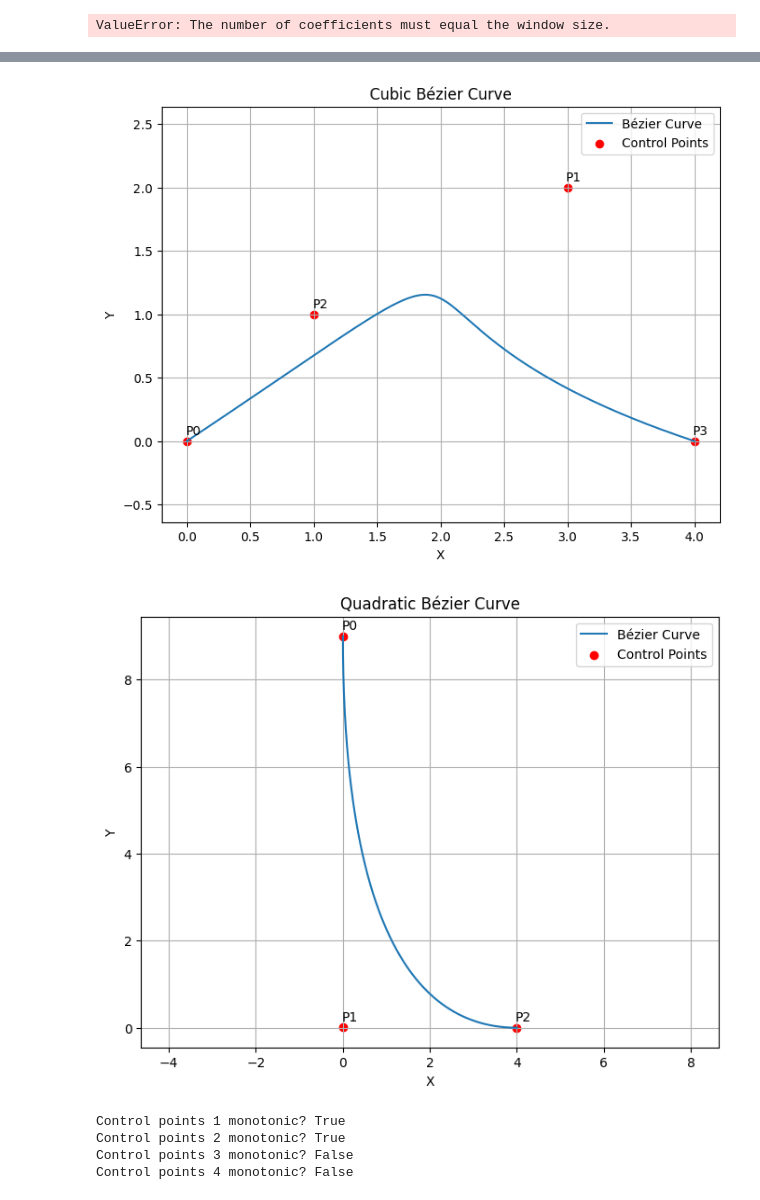
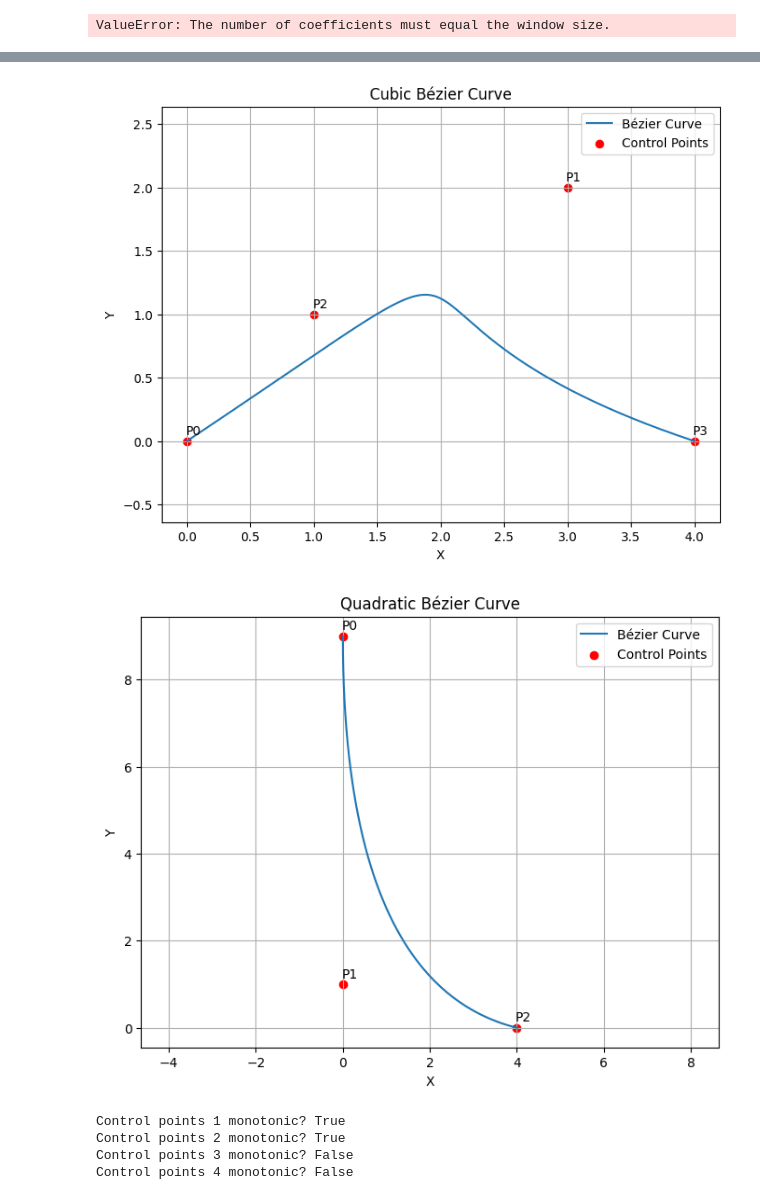
Before and after one commit to okuhlemadondo/Formulaic-Alpha-Search, a Jupyter notebook: transform-implementations.ipynb, the cells around one changed output, grey strips where cells are left out. Drawn from its saved outputs; the diff is of its cells as text; code cells hidden in the pictures.

```diff
--- a/transform-implementations.ipynb
+++ b/transform-implementations.ipynb
@@ -363,7 +239,0 @@ print(len(permutations))  # Output: [(1, 2, 3), (1, 3, 2), (2, 1, 3), (2, 3, 1),
-# %%
-polys = []
-
-for i in permutations:
-    poly = polynomial_constructor(list(i), 50, normalize=True)
-    polys.append(poly)
-    plt.plot(poly)
@@ -566,24 +239,0 @@ plt.show()
-# %%
-import bezier
-import numpy as np
-
-# Example: Creating a Cubic Bézier Curve
-nodes = np.asfortranarray([
-    [0.0, 1.0, 2.0, 3.0],  # x-coordinates of control points
-    [0.0, 3.0, 2.0, 0.0],   # y-coordinates of control points
-])
-curve = bezier.Curve(nodes, degree=3)
-
-# Evaluate the curve at a parameter value (t between 0 and 1)
-s = 0.5
-point = curve.evaluate(s)
-print(f"Point at s={s}: {point}")
-
-# Plot the curve (requires matplotlib)
-import matplotlib.pyplot as plt
-
-curve.plot(num_pts=256)
-plt.title("Bézier Curve")
-plt.xlabel("x")
-plt.ylabel("y")
-plt.show()
@@ -672,36 +318,36 @@ if __name__ == '__main__':
     plt.axis('equal')  # Ensure x and y axes have the same scale
     plt.show()
 
     #Quadratic bezier curve
 
     control_points_quadratic = [
         (0, 9),
-        (0.01, 0.01),
+        (0, 1),
         (4, 0)
     ]
 
-    curve_points_quadratic = bezier_curve(control_points_quadratic, num_points=200)
+    curve_points_quadratic = bezier_curve(control_points_quadratic, num_points=1000)
 
     # Plotting
     plt.figure(figsize=(8, 6))
     plt.plot(curve_points_quadratic[:, 0], curve_points_quadratic[:, 1], label='Bézier Curve')
     plt.scatter([p[0] for p in control_points_quadratic], [p[1] for p in control_points_quadratic],
                 color='red', marker='o', label='Control Points')
 
     # Add labels to control points
     for i, point in enumerate(control_points_quadratic):
         plt.annotate(f'P{i}', point, textcoords="offset points", xytext=(5,5), ha='center')
 
     plt.title('Quadratic Bézier Curve')
     plt.xlabel('X')
     plt.ylabel('Y')
     plt.legend()
     plt.grid(True)
     plt.axis('equal')  # Ensure x and y axes have the same scale
     plt.show()
 # %% [output]
 [figure]
-[figure, old version]
+[figure, new version]
 # %%
 import numpy as np
 
```
Also changed, not shown: parts of 12 cells of this notebook.
